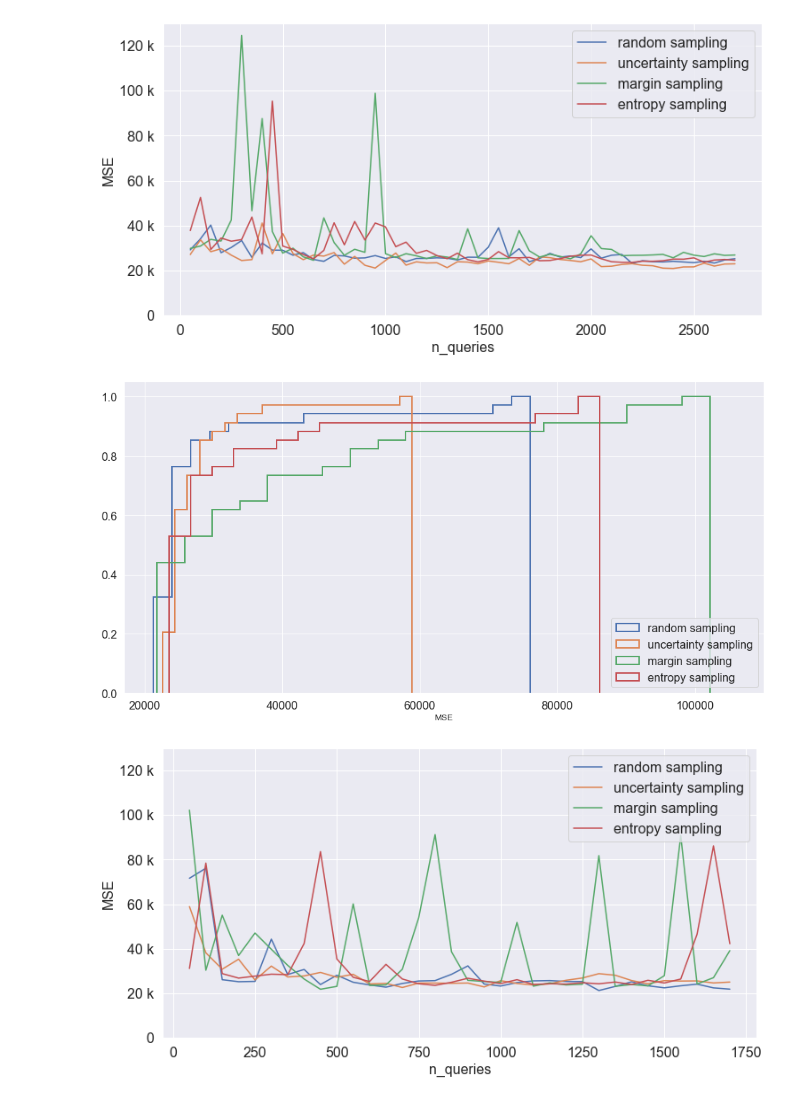
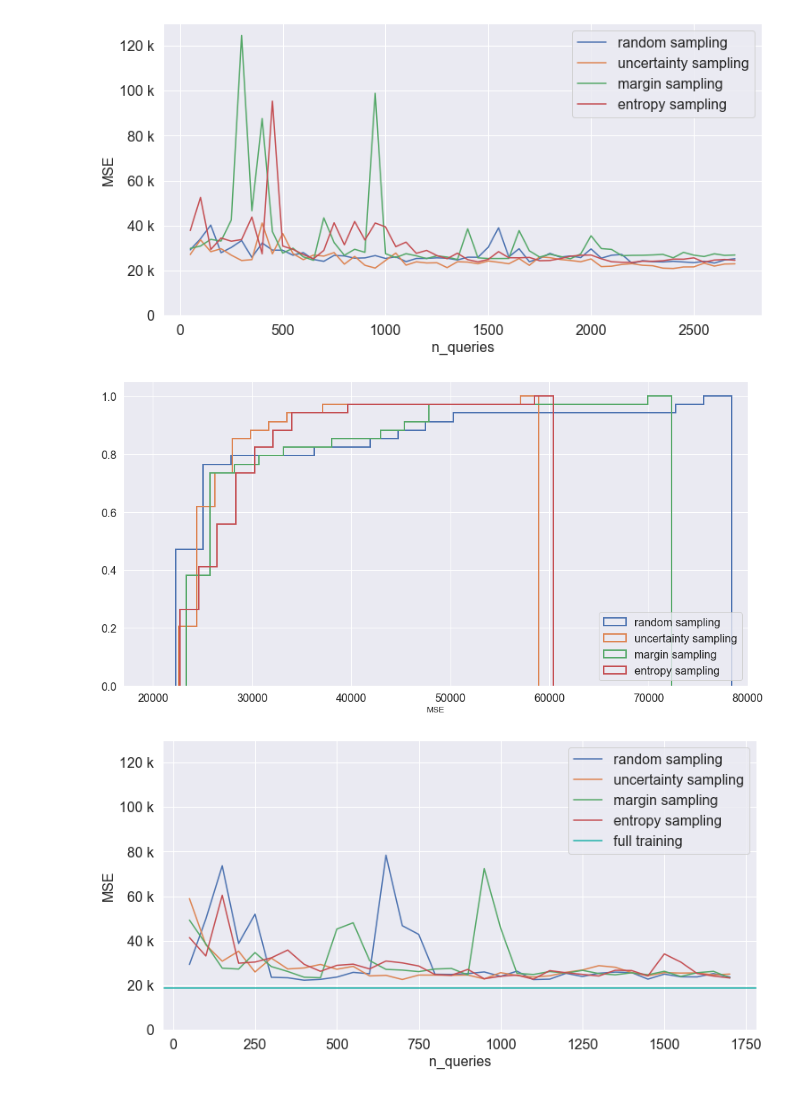
Before and after one commit to telenovelachuan/data_science, a Jupyter notebook: master_project/active_learning.ipynb, the cells around one changed output. Cells and saved outputs as stored; diff of their text form; code cells hidden in the pictures.

```diff
--- a/master_project/active_learning.ipynb
+++ b/master_project/active_learning.ipynb
@@ -694,38 +741,40 @@ ax.yaxis.set_major_formatter(ticker.EngFormatter())
 # %%
 n_bins = 20
 alpha = 1
 font_size = 16
 fig, ax = plt.subplots(figsize=(16, 8))
 ax.hist(mses_random_all, n_bins, cumulative=True, label='random sampling', density=True,
          histtype='step', alpha=alpha,  linewidth=2)
 # labels = ax.get_yticklabels()
 # print(labels)
 ax.hist(mses_uncertainty_all, n_bins, cumulative=True, label='uncertainty sampling', density=True,
          histtype='step', alpha=alpha, linewidth=2)
 ax.hist(mses_margin_all, n_bins, cumulative=True, label='margin sampling', density=True,
          histtype='step', alpha=alpha, linewidth=2)
 ax.hist(mses_entropy_all, n_bins, cumulative=True, label='entropy sampling', density=True,
          histtype='step', alpha=alpha, linewidth=2)
-plt.xlim(17000, 110000)
+plt.xlim(17000, 80000)
 plt.legend(loc="lower right", prop={'size': font_size})
 
 #plt.ylabel("mse", fontsize=font_size)
 #plt.xlabel("n_queries", fontsize=font_size)
 plt.xticks(fontsize=font_size)
 plt.yticks(fontsize=font_size)
 plt.xlabel("MSE")
 
 from matplotlib.ticker import MaxNLocator
 #ax.yaxis.set_major_locator(MaxNLocator(prune='lower', nbins=5, steps=2))
 # labels[0] = ""
 # ax.set_yticklabels(labels)
 # %% [output]
-[figure, old version]
+[figure, new version]
 # %%
 mse_dict_uncertainty_all = {50: 58926.61223217952, 100: 38163.63077992884, 150: 30803.48014968602, 200: 35295.816194740364, 250: 25970.318099015436, 300: 32199.029790810804, 350: 27306.35521721871, 400: 27760.778361881694, 450: 29352.211021820185, 500: 27184.226758428547, 550: 28482.246712118034, 600: 24186.853274347115, 650: 24444.46881510117, 700: 22582.03775564226, 750: 24570.04574703633, 800: 24561.86029438028, 850: 24476.975219776705, 900: 24583.380680062444, 950: 22845.46811767995, 1000: 25651.234319928422, 1050: 24389.401319114582, 1100: 23687.654433604443, 1150: 24241.571456225687, 1200: 25823.16046849114, 1250: 26849.69626453408, 1300: 28787.655954687612, 1350: 28083.897622839195, 1400: 25703.597526840862, 1450: 24254.15642757995, 1500: 25669.099132304986, 1550: 25464.844443315247, 1600: 25538.212850993015, 1650: 24619.82460386123, 1700: 25022.420641087665}
-mse_dict_random_all = {50: 71617.91123259407, 100: 76118.1079766072, 150: 26086.271611031905, 200: 25181.25968761669, 250: 25322.951496414305, 300: 44272.461741440486, 350:28398.824795304216, 400: 30680.718211711486, 450: 23913.075120752295, 500: 28074.190426629528, 550: 24939.382280740578, 600: 23736.4471744714, 650:22734.727656826475, 700: 24395.607630646726, 750: 25501.077709358007, 800: 25672.07353906204, 850: 28486.351716797435, 900: 32292.158496871547, 950:24151.577356446844, 1000: 23239.365246587506, 1050: 24791.677627518457, 1100: 25554.58103941589, 1150: 25686.368855251323, 1200: 25284.24356900402, 1250:25240.157766592307, 1300: 21225.440121947988, 1350: 23064.65967220269, 1400: 25142.367011513652, 1450: 23354.720628641415, 1500: 22440.945236014813, 1550:23349.91761343894, 1600: 24086.09442071166, 1650: 22419.511648289732, 1700: 21843.26741914726}
-mse_dict_margin_all = {50: 102172.32776188687, 100: 30339.961684234513, 150: 55027.518140783526, 200: 36952.53229489808, 250: 47031.30540854035, 300: 39756.29094667066, 350: 32529.763093406877, 400: 26395.53394164996, 450: 21793.964248548644, 500: 23089.7018188393, 550: 60112.255059904324, 600: 23520.028781782137, 650: 23756.178597586575, 700: 30768.834303405336, 750: 53914.714637798665, 800: 91215.30365513249, 850: 38650.661144238074, 900: 25804.12677058209, 950: 25270.244734690365, 1000: 24851.0364697991, 1050: 51773.213162580156, 1100: 23191.548746998942, 1150: 24663.012939883523, 1200: 23737.155017891328, 1250: 24046.361673156116, 1300: 81790.58829228526, 1350: 23110.124163973727, 1400: 23927.301831591747, 1450: 23309.412318652907, 1500: 27880.27128305176, 1550: 90756.0215190104, 1600: 24146.009861664843, 1650: 26987.404334754934, 1700: 39146.28568277471}
-mse_dict_entropy_all = {50: 31136.029874757947, 100: 78417.73071995298, 150: 28815.205960023566, 200: 26800.494682498305, 250: 27691.228001210275, 300: 28553.454488255502, 350: 28338.926728914914, 400: 42340.180215950255, 450: 83600.2480311748, 500: 35414.80746468432, 550: 27169.87795626956, 600: 25261.688599456742, 650: 32999.98099733814, 700: 26401.62303224688, 750: 24251.68392633287, 800: 23537.936029588793, 850: 24924.53415947204, 900: 26728.921628000648, 950: 25450.972419407557, 1000: 24337.213503131992, 1050: 26089.427332867035, 1100: 23965.79565387586, 1150: 24274.66627259413, 1200: 24113.013258384013, 1250: 24726.34489925844, 1300: 24243.865622133893, 1350: 25039.106549678905, 1400: 23917.482743146786, 1450: 25816.157110238564, 1500: 24605.29407340667, 1550: 26379.054328836097, 1600: 46506.1609738374, 1650: 86146.68742470695, 1700: 42231.9766087413}
+#mse_dict_random_all = {50: 71617.91123259407, 100: 76118.1079766072, 150: 26086.271611031905, 200: 25181.25968761669, 250: 25322.951496414305, 300: 44272.461741440486, 350:28398.824795304216, 400: 30680.718211711486, 450: 23913.075120752295, 500: 28074.190426629528, 550: 24939.382280740578, 600: 23736.4471744714, 650:22734.727656826475, 700: 24395.607630646726, 750: 25501.077709358007, 800: 25672.07353906204, 850: 28486.351716797435, 900: 32292.158496871547, 950:24151.577356446844, 1000: 23239.365246587506, 1050: 24791.677627518457, 1100: 25554.58103941589, 1150: 25686.368855251323, 1200: 25284.24356900402, 1250:25240.157766592307, 1300: 21225.440121947988, 1350: 23064.65967220269, 1400: 25142.367011513652, 1450: 23354.720628641415, 1500: 22440.945236014813, 1550:23349.91761343894, 1600: 24086.09442071166, 1650: 22419.511648289732, 1700: 21843.26741914726}
+mse_dict_random_all = {50: 29299.70193457692, 100: 49734.43549199761, 150: 73630.06228785282, 200: 38788.50997944843, 250: 51871.067639502755, 300: 23573.299123763485, 350: 23356.800165298886, 400: 22264.344077327874, 450: 22643.49750032897, 500: 23662.984434314956, 550: 25789.665849956917, 600: 25158.276229704046, 650: 78392.5250540325, 700: 46729.75352946119, 750: 42838.48549248633, 800: 24936.714067635534, 850: 24850.75767266174, 900: 25233.442073071346, 950: 25974.69158054684, 1000: 24000.427521793634, 1050: 26319.020096708624, 1100: 22548.63651461796, 1150: 22734.3809668506, 1200: 25359.461005713554, 1250: 23924.065807270377, 1300: 25398.880116336644, 1350: 25907.00995585513, 1400: 25692.924144280016, 1450: 22742.98796005311, 1500: 25002.55812216112, 1550: 23789.53894273313, 1600: 23750.06641806742, 1650: 25229.128679538455, 1700: 23712.24402135339}
+
+mse_dict_margin_all = {50: 49247.95676648271, 100: 38565.86593191066, 150: 27680.48346179654, 200: 27268.423649413304, 250: 34663.67421673776, 300: 28392.020508419326, 350: 26180.624155750473, 400: 23614.460294393462, 450: 23376.507344101872, 500: 45241.22621623583, 550: 48054.90011407004, 600: 31082.006433136878, 650: 27118.343327956114, 700: 26798.03577410535, 750: 26112.627443996662, 800: 27278.116272386887, 850: 27531.670154663017, 900: 24622.54456072897, 950: 72360.73091691166, 1000: 45694.42123199623, 1050: 25372.011030420865, 1100: 24822.552639164613, 1150: 26155.730449590865, 1200: 25430.529790751665, 1250: 26693.01694014638, 1300: 25246.42270448134, 1350: 24687.952759906944, 1400: 25596.229692016615, 1450: 24708.531292616015, 1500: 26263.469492225642, 1550: 23953.169578665693, 1600: 25624.83598480507, 1650: 26241.810179775533, 1700: 23331.893811945512}
+mse_dict_entropy_all = {50: 41407.12776395225, 100: 33149.52449169873, 150: 60392.92648125656, 200: 29894.218952707288, 250: 30410.57031052055, 300: 32317.8264978631, 350: 35815.1010332011, 400: 29403.844041192384, 450: 26250.103247707124, 500: 28929.95286978729, 550: 29473.822044662214, 600: 27328.301706833892, 650: 30885.616245579648, 700: 30030.69058963115, 750: 28641.1941387957, 800: 24772.652047976884, 850: 24478.087247892643, 900: 27107.36572030596, 950: 22906.051409724267, 1000: 24028.610706681156, 1050: 24560.12852261846, 1100: 22719.475586395813, 1150: 26572.02405771372, 1200: 25616.895038232087, 1250: 24880.19534246299, 1300: 24146.926931950056, 1350: 26731.914428678734, 1400: 26608.389818467447, 1450: 24156.733779322214, 1500: 34080.9428790119, 1550: 30417.10786549276, 1600: 25300.72041808467, 1650: 24120.876480338473, 1700: 23271.09947095727}
 
 n_queries = list(mse_dict_uncertainty_all.keys())
 mses_random_all = list(mse_dict_random_all.values())
@@ -743,6 +792,8 @@ plt.plot(n_queries, mses_random_all, label="random sampling")
 plt.plot(n_queries, mses_uncertainty_all, label="uncertainty sampling")
 plt.plot(n_queries, mses_margin_all, label="margin sampling")
 plt.plot(n_queries, mses_entropy_all, label="entropy sampling")
+y_bm = 18743
+plt.axhline(y=y_bm, color='lightseagreen', linestyle='-', label="full training")
 
 plt.ylabel("MSE", fontsize=font_size)
 plt.xlabel("n_queries", fontsize=font_size)
@@ -753,4 +804,4 @@ plt.yticks(fontsize=font_size)
 plt.ylim((0, 130000))
 ax.yaxis.set_major_formatter(ticker.EngFormatter())
 # %% [output]
-[figure, old version]
+[figure, new version]
```
Also changed, not shown: parts of 1 cell of this notebook, 8 other files.
